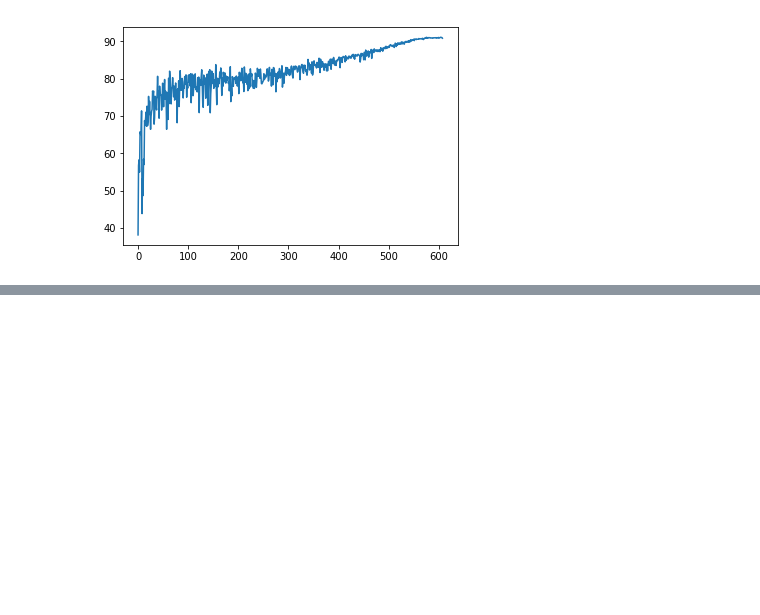
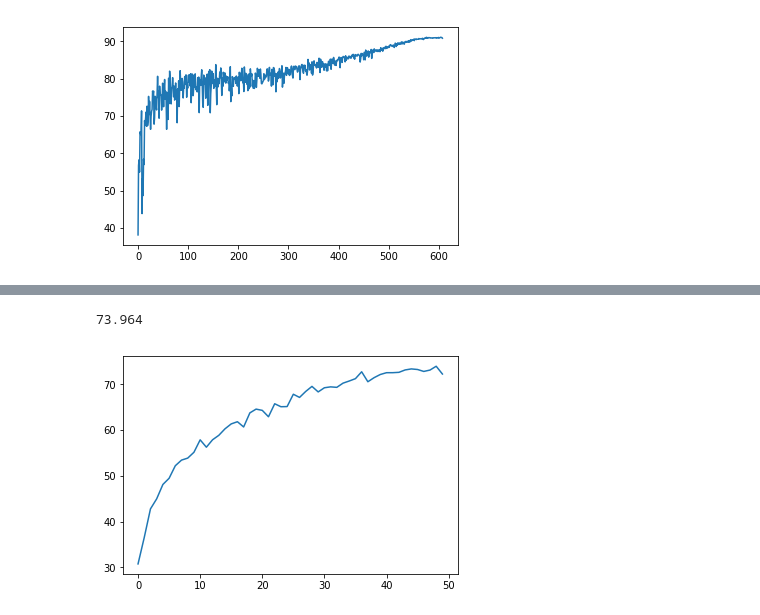
Before and after one commit to yuezhixiong/NAS-Benchmark, a Jupyter notebook: plot_log.ipynb, the cells around one changed output, grey strips where cells are left out. Saved outputs shown, nothing was run; the diff lists cells and outputs as text; code cells hidden in the pictures; blank space fills up the shorter version.

```diff
--- a/plot_log.ipynb
+++ b/plot_log.ipynb
@@ -53,0 +61,7 @@ max(pcdarts_train)
+# %%
+darts_search = get_valid_acc('./DARTS_LBJ/pgd_nop_max_etp_cutout_batchsize/log.txt')
+plt.plot(darts_search)
+max(darts_search)
+# %% [output]
+73.964
+[figure, added]
```
Also changed, not shown: parts of 1 cell of this notebook, 9 other files.
